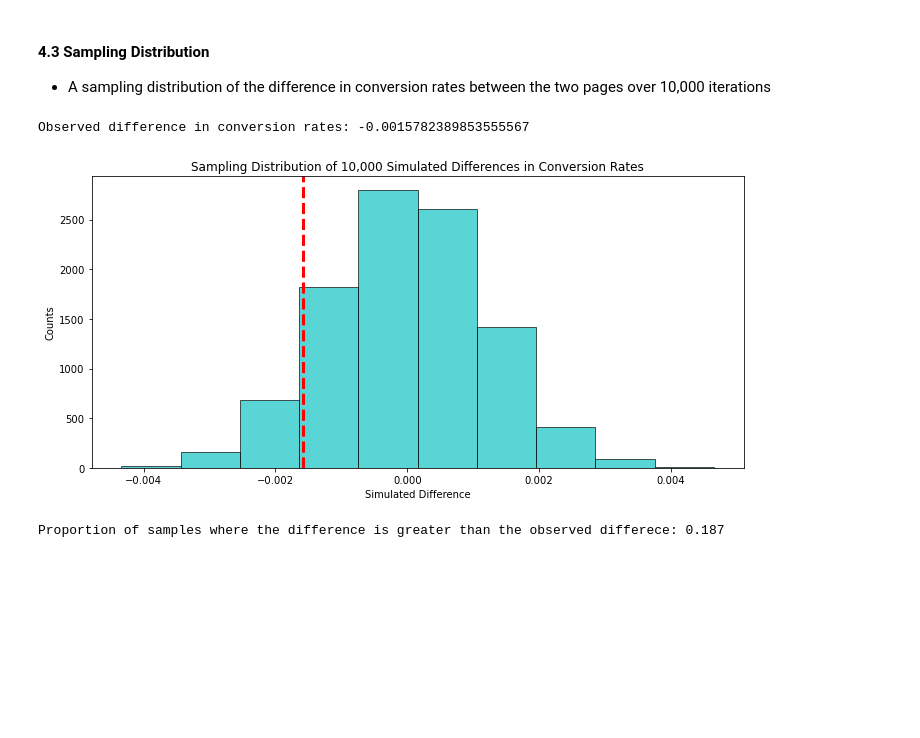
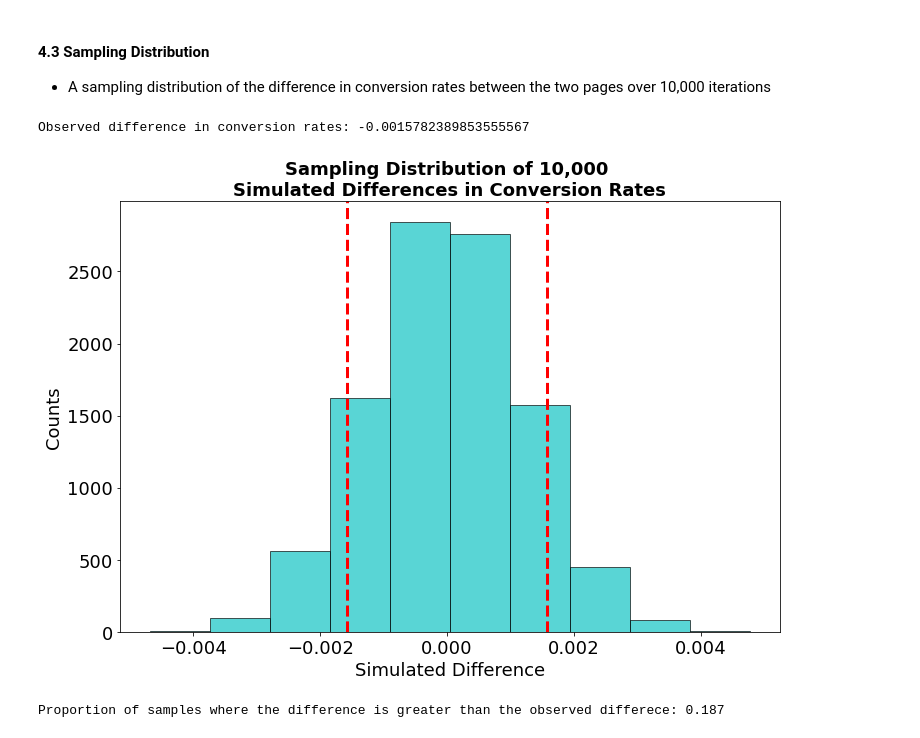
Before and after one commit to knaaga/AB-Testing, a Jupyter notebook: AB_Testing_Project_Part1.ipynb, the cells around one changed output. Saved outputs shown, nothing was run; the diff lists cells and outputs as text; code cells hidden in the pictures; blank space fills up the shorter version.

```diff
--- a/AB_Testing_Project_Part1.ipynb
+++ b/AB_Testing_Project_Part1.ipynb
@@ -201,19 +204,23 @@ for i in range(10000):
 # %%
 # observed difference in conversion rates
 p_diffs_obs = convert_prob_treatment - convert_prob_control
 print(f"Observed difference in conversion rates: {p_diffs_obs}\n\n")
 
 # plot histogram
-plt.figure(figsize=(10,5))
+plt.figure(figsize=(10.5,7.5))
 plt.hist(p_diffs_sim, color='c', edgecolor='k', alpha=0.65)
-plt.title("Sampling Distribution of 10,000 Simulated Differences in Conversion Rates")
-plt.axvline(p_diffs_obs, color='r', linestyle='dashed', linewidth=3)
-plt.xlabel("Simulated Difference")
-plt.ylabel("Counts")
+plt.title("Sampling Distribution of 10,000 \nSimulated Differences in Conversion Rates", fontsize=18, fontweight='bold')
+plt.axvline(-abs(p_diffs_obs), color='r', linestyle='dashed', linewidth=3)
+plt.axvline(abs(p_diffs_obs), color='r', linestyle='dashed', linewidth=3)
+plt.xticks(fontsize=18)
+plt.yticks(fontsize=18)
+plt.xlabel("Simulated Difference", fontsize=18)
+plt.ylabel("Counts", fontsize=18)
 plt.tight_layout()
+plt.savefig('histogram.jpg')
 # %% [output]
 Observed difference in conversion rates: -0.0015782389853555567
-[figure, old version]
+[figure, new version]
 # %%
 # proportion of simulated samples where the difference is greater than the observed
 # difference on both sides
```
Also changed, not shown: parts of 6 cells of this notebook, 1 other file.
